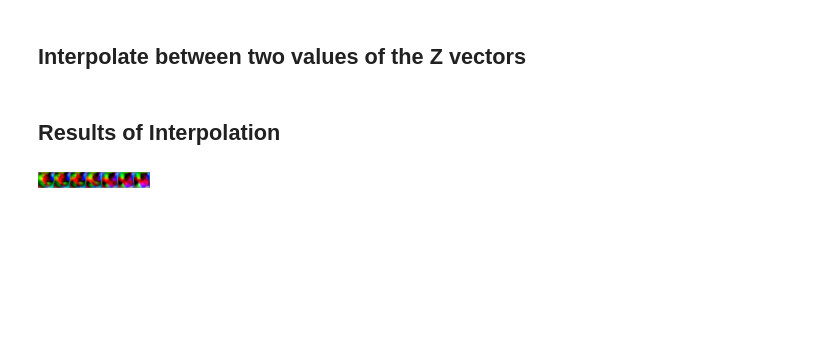
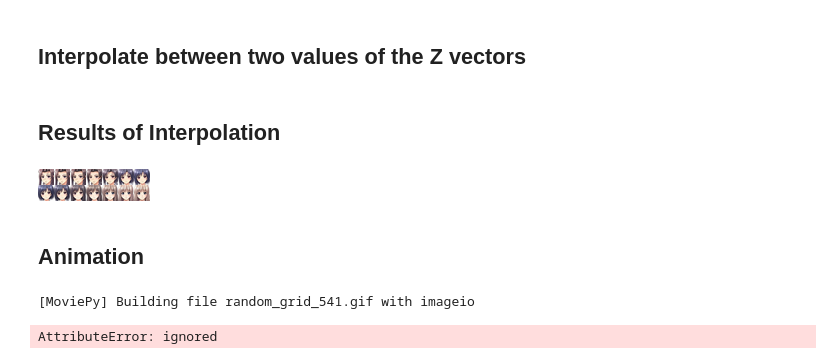
Before and after one commit to cybunayog/stylegan2, a Jupyter notebook: StyleGan2_v17.ipynb, the cells around one changed output. Saved outputs shown, nothing was run; the diff lists cells and outputs as text; code cells hidden in the pictures; blank space fills up the shorter version.

```diff
--- a/StyleGan2_v17.ipynb
+++ b/StyleGan2_v17.ipynb
@@ -165,3 +170,8 @@ Setting up TensorFlow plugin "upfirdn_2d.cu": Preprocessing... Loading... Done.
+# %%
+import pretrained_networks
+network_pkl = '/content/stylegan2/network-snapshot-000480.pkl'
+
+_G, _D, Gs = pretrained_networks.load_networks(network_pkl)
 # %% [markdown]
 ## Generate Random Vectors
 # %%
@@ -255,9 +265,71 @@ def interpolate(zs, steps):
 # %% [markdown]
 ## Results of Interpolation
 # %%
-seeds = np.random.randint(10000000, size=2)
+seeds = np.random.randint(10000000, size=3)
 zs = generate_zs_from_seeds(seeds)
 imgs = generate_images(interpolate(zs, 7), 0.5)
-createImageGrid(imgs, rows=1)
+createImageGrid(imgs, rows=2)
 # %% [output]
-[figure, old version]
+[figure, new version]
+# %% [markdown]
+## Animation
+# %%
+import scipy
+import moviepy.editor
+
+grid_size = [3,3]
+duration_sec = 5
+smoothing_sec = 1.0
+image_zoom = 1
+fps = 15
+random_seed = np.random.randint(0, 10000)
+
+num_frames = int(np.rint(duration_sec * fps))
+random_state = np.random.RandomState(random_seed)
+
+# Generate latent vectors
+shape = [num_frames, np.prod(grid_size)] + Gs.input_shape[1:]
+all_latents = random_state.randn(*shape).astype(np.float32)
+all_latents = scipy.ndimage.gaussian_filter(all_latents, [smoothing_sec * fps] + [0] * len(Gs.input_shape), mode='wrap')
+all_latents /= np.sqrt(np.mean(np.square(all_latents)))
+
+def create_image_grid(images, grid_size=None):
+  assert images.ndim == 3 or images.ndim == 4
+  num, img_h, img_w, channels = images.shape
+
+  if grid_size is not None:
+    grid_w, grid_h = tuple(grid_size)
+  else:
+    grid_w = max(int(np.ceil(np.sqrt(num))), 1)
+    grid_h = max((num - 1) // grid_w + 1, 1)
+
+  grid = np.zeros([grid_h * img_h, grid_w * img_w, channels], dtype=images.dtype)
+  for idx in range(num):
+    x = (idx % grid_w) * img_w
+    y = (idx // grid_w) * img_h
+    grid[y : y + img_h, x : x + img_w] = images[idx]
+  return grid
+
+# Frame generation func for moviepy
+def make_frame(t):
+  frame_idx = int(np.clip(np.round(t * fps), 0, num_frames - 1))
+  latents = all_latents[frame_idx]
+  fmt = dict(func=tflib.convert_images_to_uint8, nchw_to_nhwc=True)
+  images = Gs.run(latents, None, truncation_psi=0.7,
+                  randomize_noise=False, output_transform=fmt,
+                  minibatch_size=16)
+
+  grid = create_image_grid(images, grid_size)
+  if image_zoom > 1:
+    grid = scipy.ndimage.zoom(grid, [image_zoom, image_zoom, 1], order=0)
+  if grid.shape[2] == 1:
+    grid = grid.repeat(3, 2)
+  return grid
+
+# Generate the vid
+video_clip = moviepy.editor.VideoClip(make_frame, duration=duration_sec)
+
+video_clip.write_gif('random_grid_%s.gif' % random_seed, fps=fps)
+# %% [output]
+[MoviePy] Building file random_grid_541.gif with imageio
+AttributeError: ignored
```
Also changed, not shown: parts of 17 cells of this notebook.
